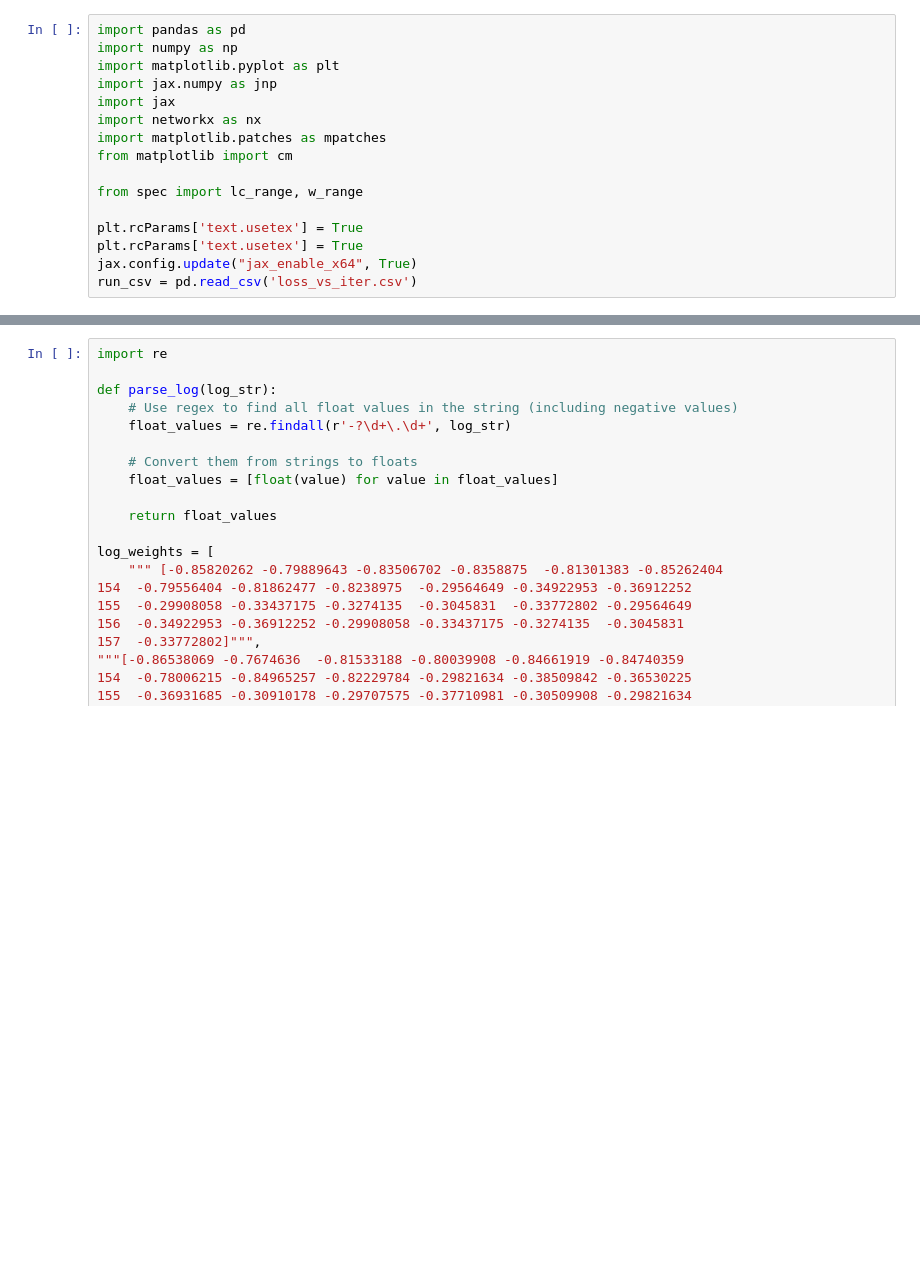
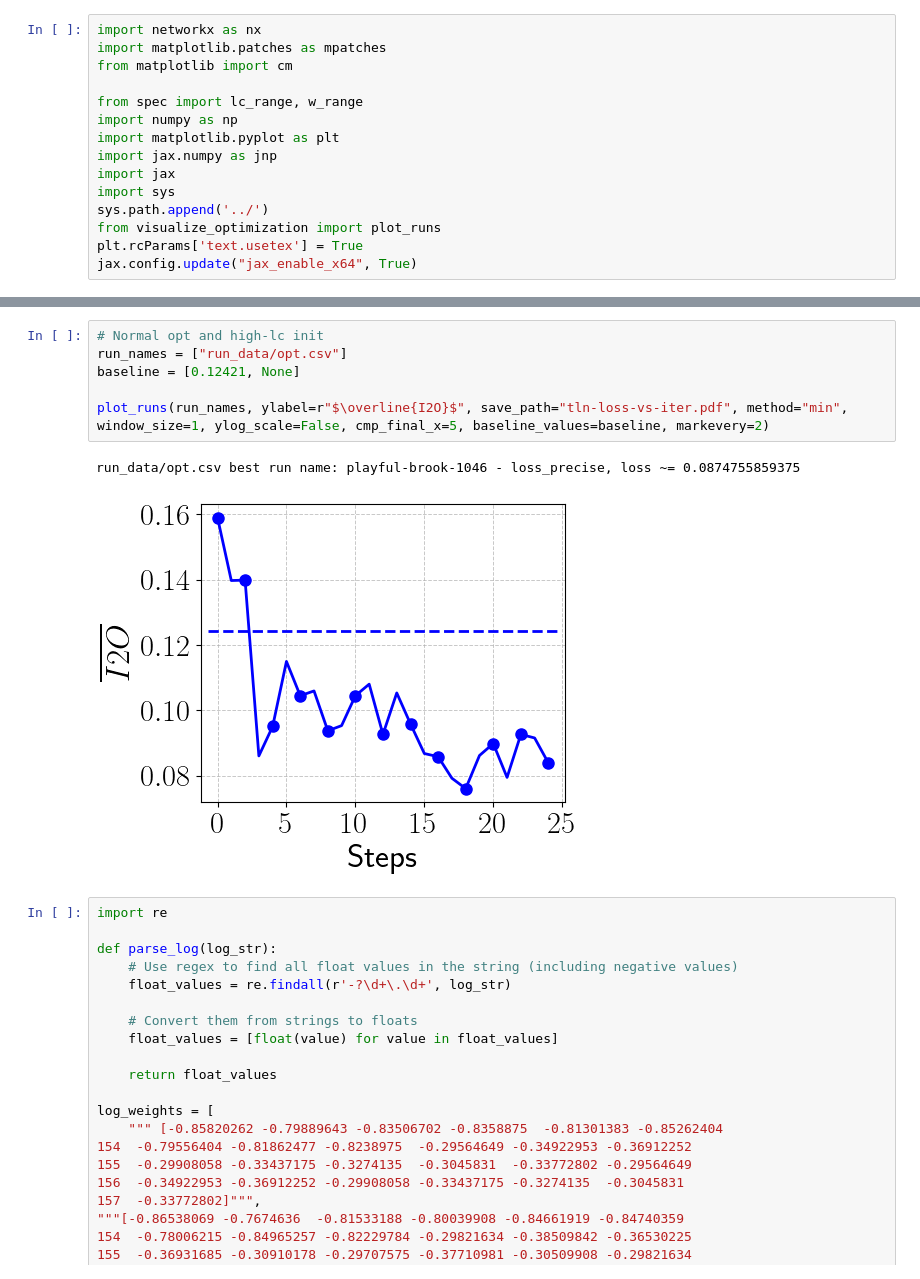
Before and after one commit to WangYuNeng/Ark, a Jupyter notebook: examples/tln/visualize.ipynb, the cells around one changed output, grey strips where cells are left out. Drawn from its saved outputs; the diff is of its cells as text; blank space fills up the shorter version.

Commit message:
Finalize tln paper plotting

```diff
--- a/examples/tln/visualize.ipynb
+++ b/examples/tln/visualize.ipynb
@@ -1,16 +1,15 @@
 # %%
-import pandas as pd
-import numpy as np
-import matplotlib.pyplot as plt
-import jax.numpy as jnp
-import jax
 import networkx as nx
 import matplotlib.patches as mpatches
 from matplotlib import cm
 
 from spec import lc_range, w_range
-
-plt.rcParams['text.usetex'] = True
+import numpy as np
+import matplotlib.pyplot as plt
+import jax.numpy as jnp
+import jax
+import sys
+sys.path.append('../')
+from visualize_optimization import plot_runs
 plt.rcParams['text.usetex'] = True
 jax.config.update("jax_enable_x64", True)
-run_csv = pd.read_csv('loss_vs_iter.csv')
@@ -76,3 +16,12 @@ electric-cosmos-967 - loss_precise
+# %%
+# Normal opt and high-lc init
+run_names = ["run_data/opt.csv"]
+baseline = [0.12421, None]
+
+plot_runs(run_names, ylabel=r"$\overline{I2O}$", save_path="tln-loss-vs-iter.pdf", method="min", window_size=1, ylog_scale=False, cmp_final_x=5, baseline_values=baseline, markevery=2)
+# %% [output]
+run_data/opt.csv best run name: playful-brook-1046 - loss_precise, loss ~= 0.0874755859375
+[figure, added]
 # %%
 import re
 
```
Also changed, not shown: parts of 1 cell of this notebook, 2 other files.
